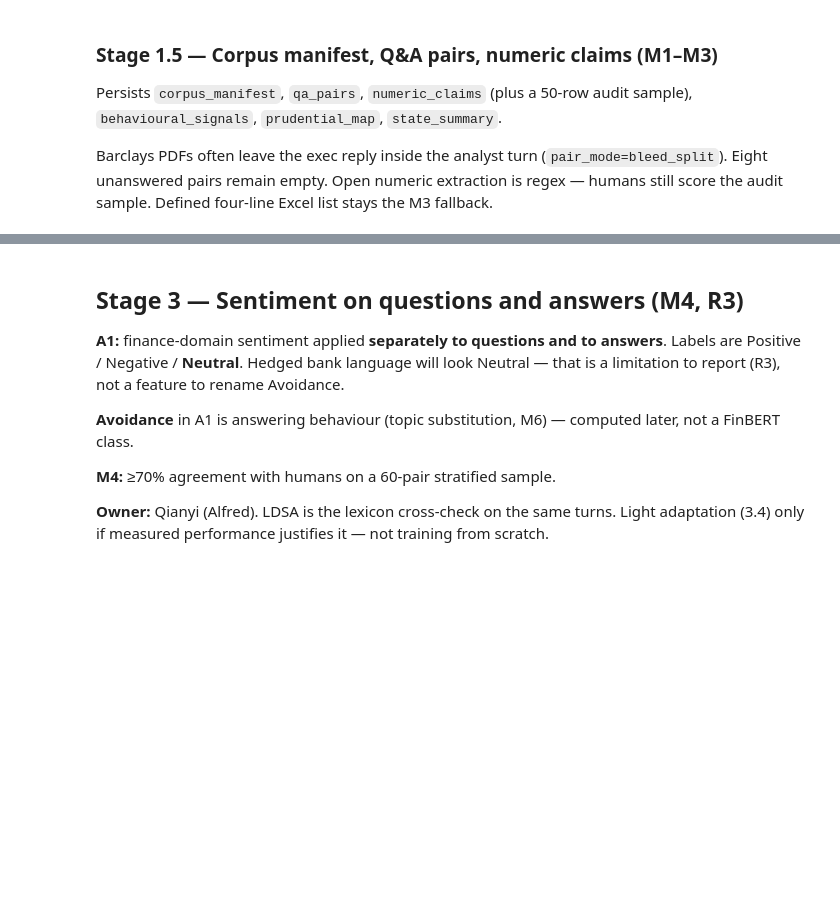
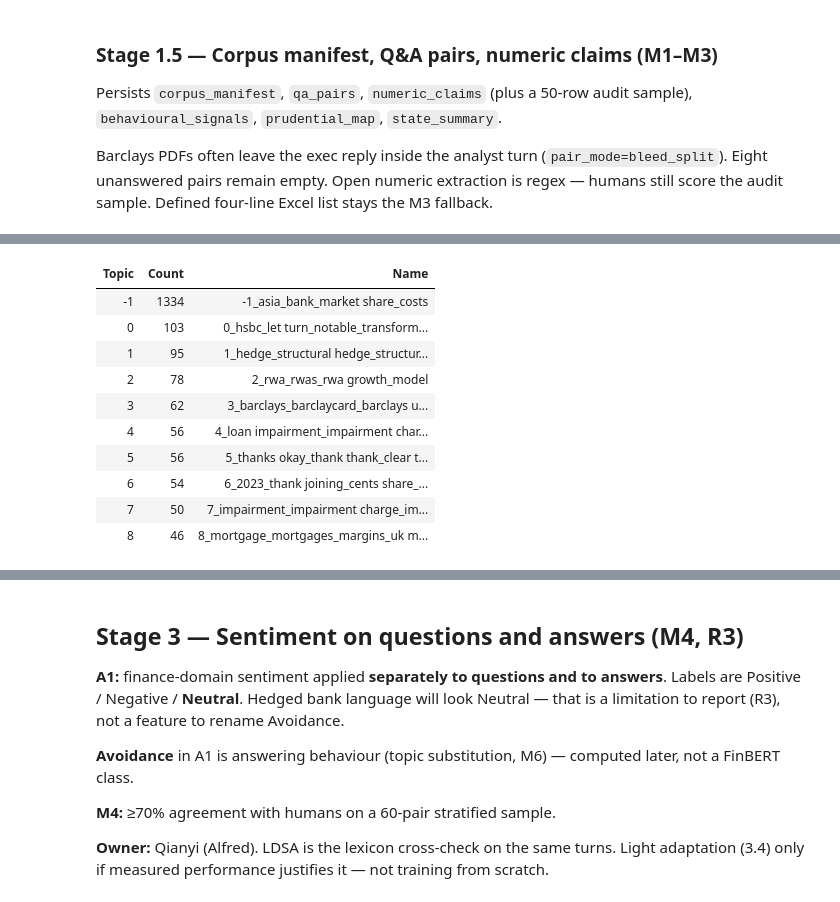
Before and after one commit to susanavenda/boe-earnings-insights, a Jupyter notebook: notebooks/boe_earnings_insights.ipynb, the cells around one changed output, grey strips where cells are left out. Cells and saved outputs as stored; diff of their text form; code cells hidden in the pictures; blank space fills up the shorter version.

```diff
--- a/notebooks/boe_earnings_insights.ipynb
+++ b/notebooks/boe_earnings_insights.ipynb
@@ -1559,0 +1493,82 @@ Coherence is a relative topic-quality signal, not a risk alert. Soft sentiment q
+# %%
+## @title 2.2 Seeded BERTopic Execution & Stop Word Removal
+section_header('Stage 2.2 — BERTopic Modeling', 'Clustering with stop word filtering and dynamic seeds')
+
+import pandas as pd
+import numpy as np
+from sentence_transformers import SentenceTransformer
+from bertopic import BERTopic
+from bertopic.vectorizers import ClassTfidfTransformer
+from sklearn.feature_extraction.text import CountVectorizer
+
+docs = df_turns['text'].astype(str).tolist()
+
+# 1. Prepare unique seed keyword lists from valid LLM turn keywords
+unique_llm_seeds = []
+seen_seeds = set()
+
+for kws in df_turns['llm_keywords']:
+    if isinstance(kws, list) and len(kws) >= 2:
+        tuple_key = tuple(sorted(kws))
+        if tuple_key not in seen_seeds:
+            seen_seeds.add(tuple_key)
+            unique_llm_seeds.append(list(kws))
+
+seed_topic_list = unique_llm_seeds[:20] if unique_llm_seeds else None
+
+# 2. Define custom stop words + CountVectorizer for c-TF-IDF keyword cleanup
+domain_stopwords = ["bank", "quarter", "thanks", "think", "going", "yeah", "said", "know", "just", "like"]
+
+vectorizer_model = CountVectorizer(
+    stop_words="english",                  # Standard English stop words
+    ngram_range=(1, 2),                    # Captures unigrams and bigrams
+)
+
+# 3. Configure ClassTfidfTransformer to reduce domain-frequent boilerplate words
+ctfidf_model = ClassTfidfTransformer(reduce_frequent_words=True)
+
+# 4. Initialize embedding model & BERTopic
+embedding_model = SentenceTransformer('all-MiniLM-L6-v2')
+
+topic_model = BERTopic(
+    embedding_model=embedding_model,
+    vectorizer_model=vectorizer_model,
+    ctfidf_model=ctfidf_model,
+    seed_topic_list=seed_topic_list,
+    min_topic_size=5,
+    calculate_probabilities=True,
+    verbose=False
+)
+
+# 5. Fit model on document corpus
+topics, probs = topic_model.fit_transform(docs)
+df_turns['bertopic_id'] = topics
+
+# 6. Extract topic information and safely map cluster IDs to LLM labels
+topic_info = topic_model.get_topic_info()
+cluster_to_llm_label = {}
+
+for t_id in topic_info['Topic']:
+    if t_id == -1:
+        cluster_to_llm_label[t_id] = 'Outlier / Unassigned'
+    else:
+        cluster_turns = df_turns[df_turns['bertopic_id'] == t_id]
+        valid_llm_turns = cluster_turns[cluster_turns['llm_topic_name'] != 'Unclassified LLM']['llm_topic_name']
+
+        if not valid_llm_turns.empty:
+            top_mode = valid_llm_turns.mode()
+            cluster_to_llm_label[t_id] = top_mode.iloc[0] if not top_mode.empty else f"Cluster {t_id}"
+        else:
+            all_modes = cluster_turns['llm_topic_name'].mode()
+            cluster_to_llm_label[t_id] = all_modes.iloc[0] if not all_modes.empty else f"Cluster {t_id}"
+
+df_turns['bertopic_name'] = df_turns['bertopic_id'].map(cluster_to_llm_label)
+
+# Diagnostics Output
+kpi_row([
+    ('BERTopic Clusters', str(len(set(topics) - {-1})), 'discovered'),
+    ('Mapped LLM Labels', str(len(set(cluster_to_llm_label.values()))), 'unique topic names mapped')
+])
+
+display_table(topic_info[['Topic', 'Count', 'Name']].head(10), title='BERTopic Cleaned Summary')
+# %% [output]
@@ -1559,0 +1584,11 @@ Coherence is a relative topic-quality signal, not a risk alert. Soft sentiment q
+| Topic | Count | Name |
+| -1 | 1334 | -1_asia_bank_market share_costs |
+| 0 | 103 | 0_hsbc_let turn_notable_transform... |
+| 1 | 95 | 1_hedge_structural hedge_structur... |
+| 2 | 78 | 2_rwa_rwas_rwa growth_model |
+| 3 | 62 | 3_barclays_barclaycard_barclays u... |
+| 4 | 56 | 4_loan impairment_impairment char... |
+| 5 | 56 | 5_thanks okay_thank thank_clear t... |
+| 6 | 54 | 6_2023_thank joining_cents share_... |
+| 7 | 50 | 7_impairment_impairment charge_im... |
+| 8 | 46 | 8_mortgage_mortgages_margins_uk m... |
```
Also changed, not shown: parts of 33 cells of this notebook.
